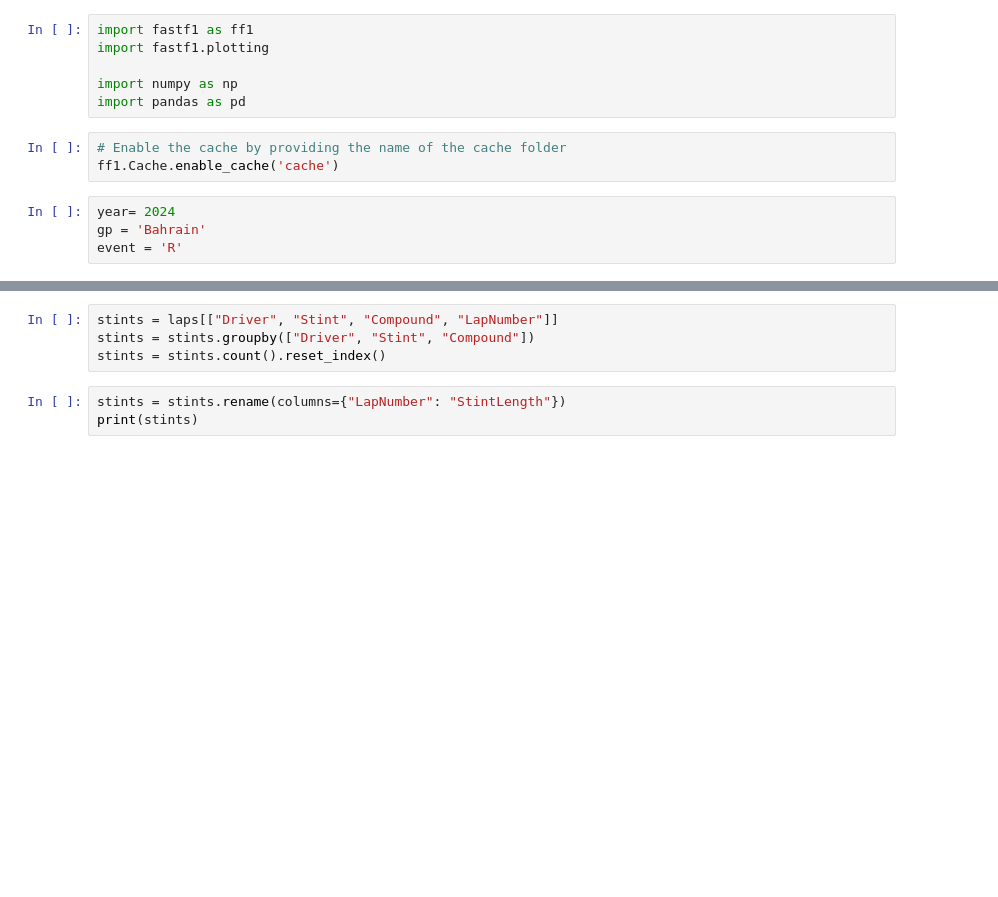
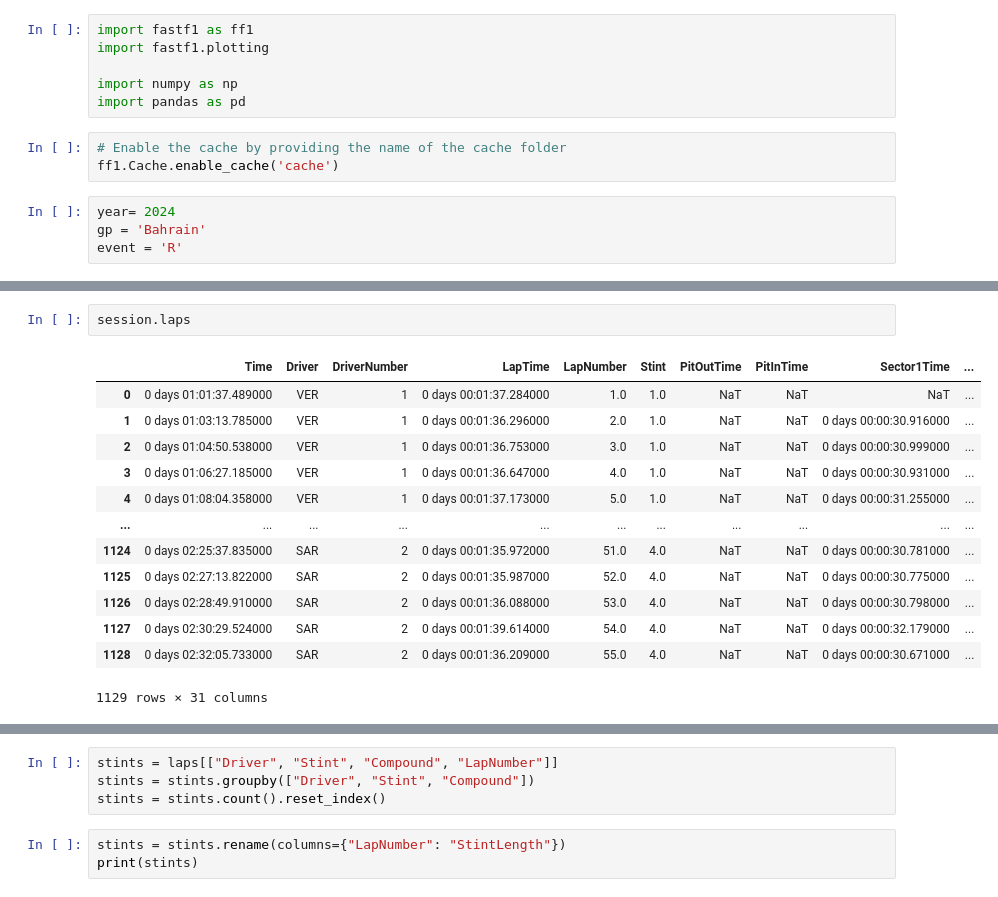
Before and after one commit to diegonbotelho/f1-tire-prediction, a Jupyter notebook: getting_to_konw_fastf1.ipynb, the cells around one changed output, grey strips where cells are left out. Cells and saved outputs as stored; diff of their text form; blank space fills up the shorter version.

```diff
--- a/getting_to_konw_fastf1.ipynb
+++ b/getting_to_konw_fastf1.ipynb
@@ -52 +37,17 @@ req            INFO     Using cached data for race_control_messages
 core           INFO     Finished loading data for 20 drivers: ['1', '11', '55', '16', '63', '4', '44', '81', '14', '18', '24', '20', '3', '22', '23', '27', '31', '10', '77', '2']
+# %%
+session.laps
+# %% [output]
+|  | Time | Driver | DriverNumber | LapTime | LapNumber | Stint | PitOutTime | PitInTime | Sector1Time | ... |
+| 0 | 0 days 01:01:37.489000 | VER | 1 | 0 days 00:01:37.284000 | 1.0 | 1.0 | NaT | NaT | NaT | ... |
+| 1 | 0 days 01:03:13.785000 | VER | 1 | 0 days 00:01:36.296000 | 2.0 | 1.0 | NaT | NaT | 0 days 00:00:30.916000 | ... |
+| 2 | 0 days 01:04:50.538000 | VER | 1 | 0 days 00:01:36.753000 | 3.0 | 1.0 | NaT | NaT | 0 days 00:00:30.999000 | ... |
+| 3 | 0 days 01:06:27.185000 | VER | 1 | 0 days 00:01:36.647000 | 4.0 | 1.0 | NaT | NaT | 0 days 00:00:30.931000 | ... |
+| 4 | 0 days 01:08:04.358000 | VER | 1 | 0 days 00:01:37.173000 | 5.0 | 1.0 | NaT | NaT | 0 days 00:00:31.255000 | ... |
+| ... | ... | ... | ... | ... | ... | ... | ... | ... | ... | ... |
+| 1124 | 0 days 02:25:37.835000 | SAR | 2 | 0 days 00:01:35.972000 | 51.0 | 4.0 | NaT | NaT | 0 days 00:00:30.781000 | ... |
+| 1125 | 0 days 02:27:13.822000 | SAR | 2 | 0 days 00:01:35.987000 | 52.0 | 4.0 | NaT | NaT | 0 days 00:00:30.775000 | ... |
+| 1126 | 0 days 02:28:49.910000 | SAR | 2 | 0 days 00:01:36.088000 | 53.0 | 4.0 | NaT | NaT | 0 days 00:00:30.798000 | ... |
+| 1127 | 0 days 02:30:29.524000 | SAR | 2 | 0 days 00:01:39.614000 | 54.0 | 4.0 | NaT | NaT | 0 days 00:00:32.179000 | ... |
+| 1128 | 0 days 02:32:05.733000 | SAR | 2 | 0 days 00:01:36.209000 | 55.0 | 4.0 | NaT | NaT | 0 days 00:00:30.671000 | ... |
+1129 rows × 31 columns
```
Also changed, not shown: parts of 15 cells of this notebook.
